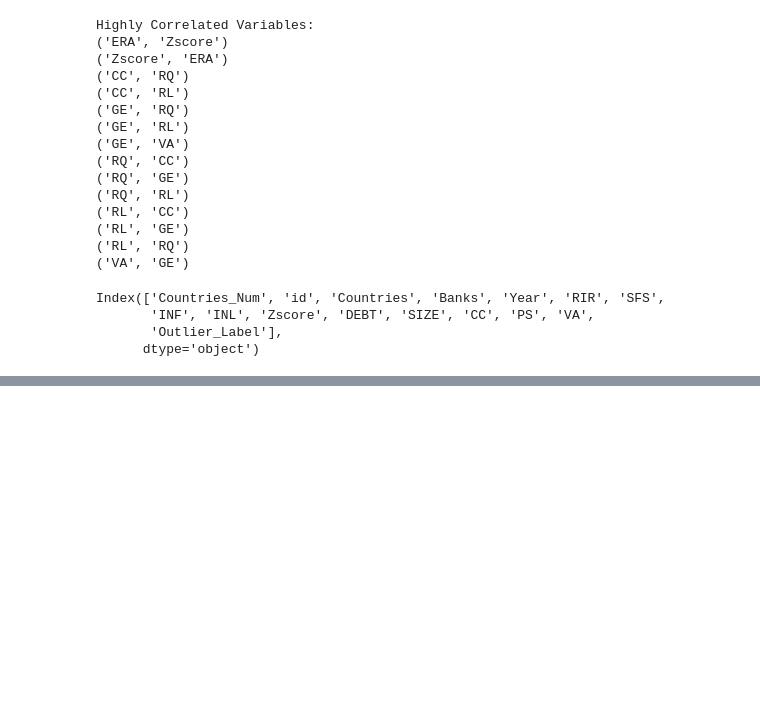
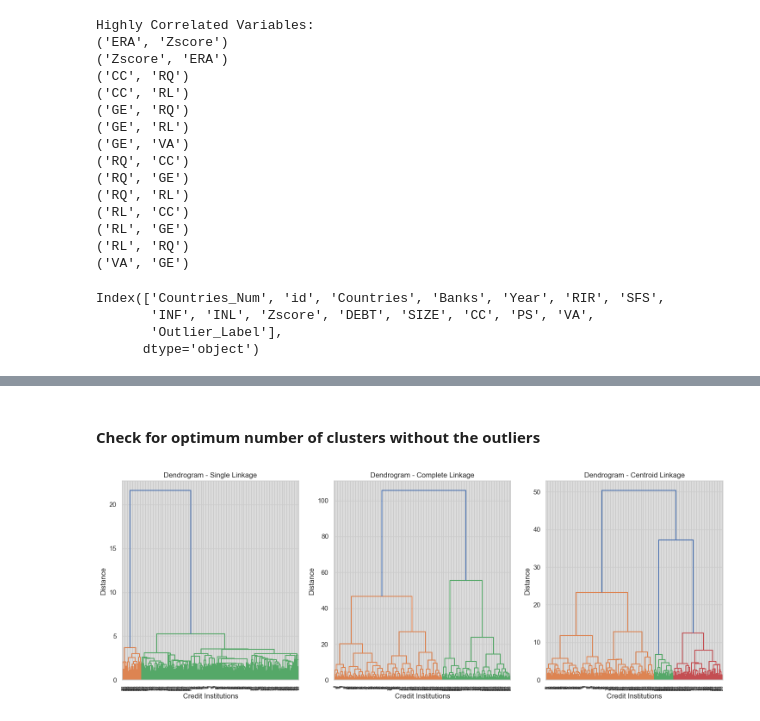
Before and after one commit to isamuelpatrick/BankingInsights-UEMOA, a Jupyter notebook: Bank clustering.ipynb, the cells around one changed output, grey strips where cells are left out. Cells and saved outputs as stored; diff of their text form; code cells hidden in the pictures; blank space fills up the shorter version.

```diff
--- a/Bank clustering.ipynb
+++ b/Bank clustering.ipynb
@@ -386,0 +428,29 @@ Highly Correlated Variables:
+# %% [markdown]
+#### Check for optimum number of clusters without the outliers
+# %%
+# Remove rows with outliers for clustering
+cleaned_data = uemoa_df[(uemoa_df_filtered['Outlier_Label'] == 'Not Outlier')]
+
+# Select only the metrics columns for clustering
+data = cleaned_data.drop(columns= ['Countries', 'Banks', 'Outlier_Label'])
+
+linkage_methods = ['single', 'complete', 'centroid']
+
+# Create subplots for each linkage method
+plt.figure(figsize=(18, 6))
+for i, method in enumerate(linkage_methods, 1):
+    plt.subplot(1, 3, i)
+
+    # Use the cleaned data without outliers for clustering
+    linkage_matrix = linkage(data, method=method)
+
+    # Plot the dendrogram
+    dendrogram(linkage_matrix)
+
+    plt.title(f'Dendrogram - {method.capitalize()} Linkage')
+    plt.xlabel('Credit Institutions')
+    plt.ylabel('Distance')
+
+plt.show()
+# %% [output]
+[figure, added]
```
Also changed, not shown: parts of 24 cells of this notebook.
